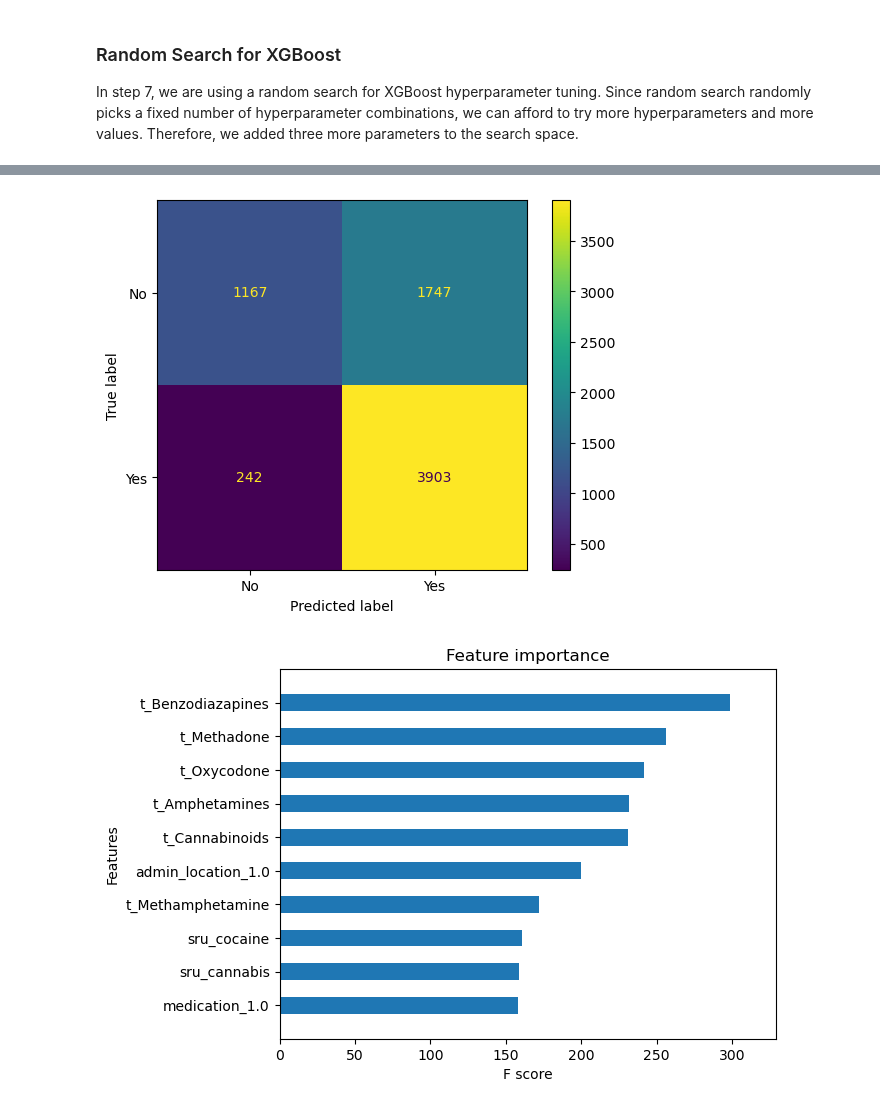
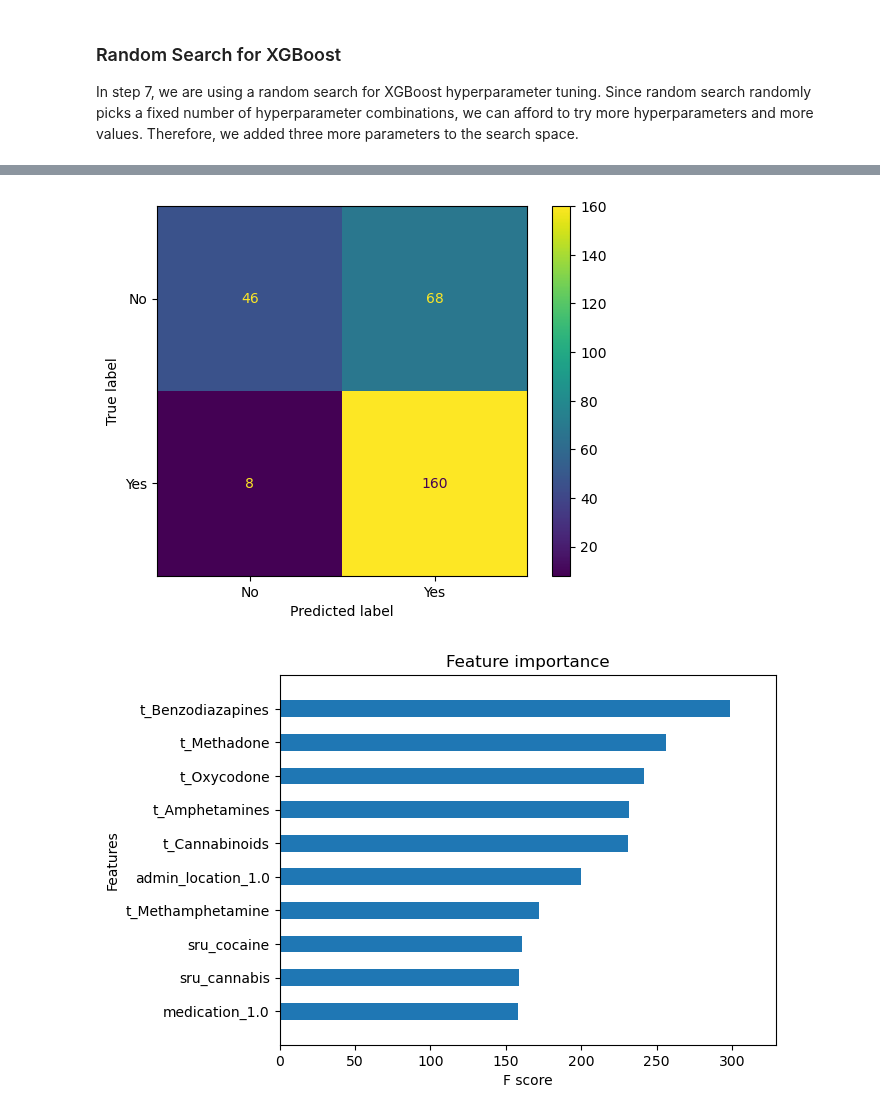
Before and after one commit to DanHerman212/oud_treatment_outcome, a Jupyter notebook: notebooks/Level_4_modeling/4_XGBoost_classifier_sklearnAPI.ipynb, the cells around one changed output, grey strips where cells are left out. Cells and saved outputs as stored; diff of their text form; code cells hidden in the pictures.

```diff
--- a/notebooks/Level_4_modeling/4_XGBoost_classifier_sklearnAPI.ipynb
+++ b/notebooks/Level_4_modeling/4_XGBoost_classifier_sklearnAPI.ipynb
@@ -266,11 +270,15 @@ The recall value for the xgboost optimization is 0.9416
 # %%
 # show confusion matrix display (rebind new object)
 from sklearn.metrics import confusion_matrix, ConfusionMatrixDisplay
-cm = confusion_matrix(y_test, xgbc1_predict)
-disp = ConfusionMatrixDisplay(confusion_matrix=cm, display_labels=['No', 'Yes'])
+cm = confusion_matrix(y_test, xgbc1_predict)/25
+cm = np.round(cm,0).astype(int)
+
+disp = ConfusionMatrixDisplay(confusion_matrix=cm,
+                              display_labels=['No', 'Yes'])
+
 disp.plot();
 # %% [output]
-[figure, old version]
+[figure, new version]
 # %%
 # plot feature importance from xboost
 import xgboost
```
Also changed, not shown: parts of 13 cells of this notebook.
